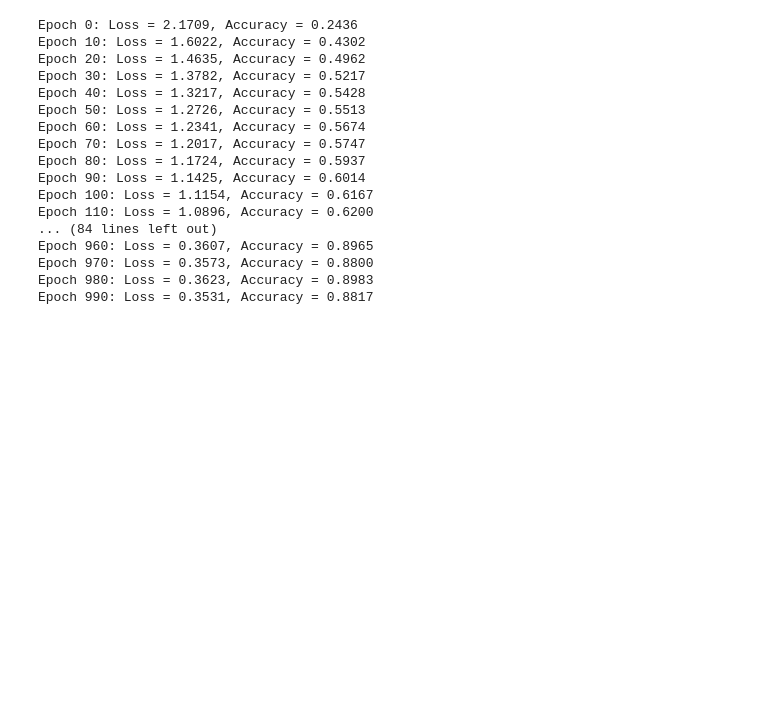
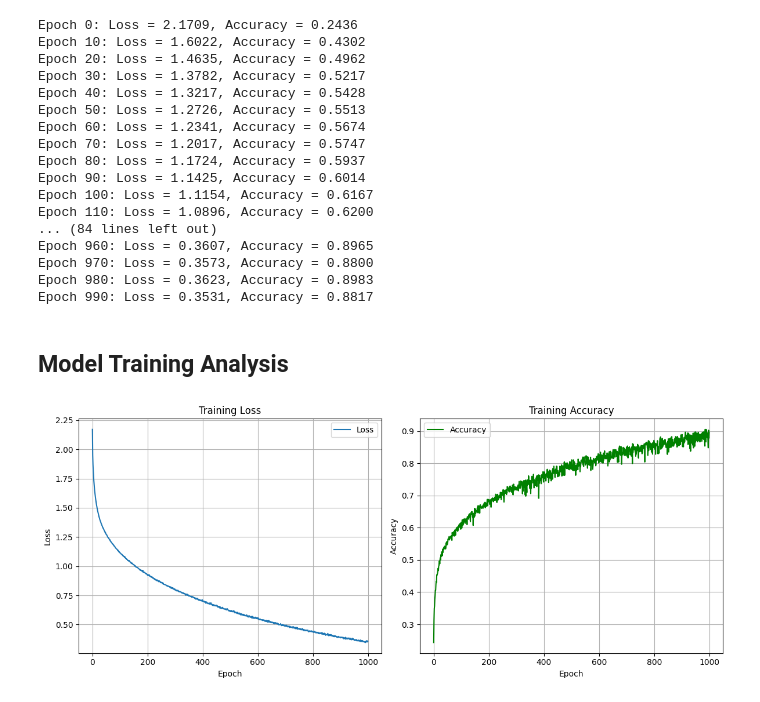
Before and after one commit to Sayed-Hossein-Hosseini/A_Journey_into_the_Depths_of_Neural_Networks, a Jupyter notebook: Diversity_of_Networks_and_Optimizers_for_Progress.ipynb, the cells around one changed output. Drawn from its saved outputs; the diff is of its cells as text; code cells hidden in the pictures; blank space fills up the shorter version.

Commit message:
Model training analysis

```diff
--- a/Diversity_of_Networks_and_Optimizers_for_Progress.ipynb
+++ b/Diversity_of_Networks_and_Optimizers_for_Progress.ipynb
@@ -360,3 +360,9 @@ Epoch 960: Loss = 0.3607, Accuracy = 0.8965
 Epoch 970: Loss = 0.3573, Accuracy = 0.8800
 Epoch 980: Loss = 0.3623, Accuracy = 0.8983
 Epoch 990: Loss = 0.3531, Accuracy = 0.8817
+# %% [markdown]
+## **Model Training Analysis**
+# %%
+plot_metrics(nn)
+# %% [output]
+[figure, added]
```
